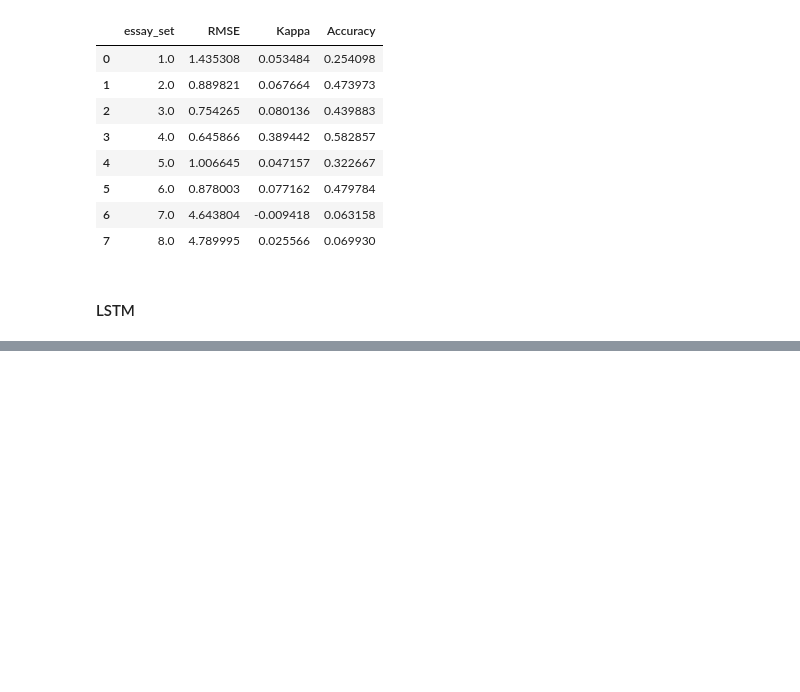
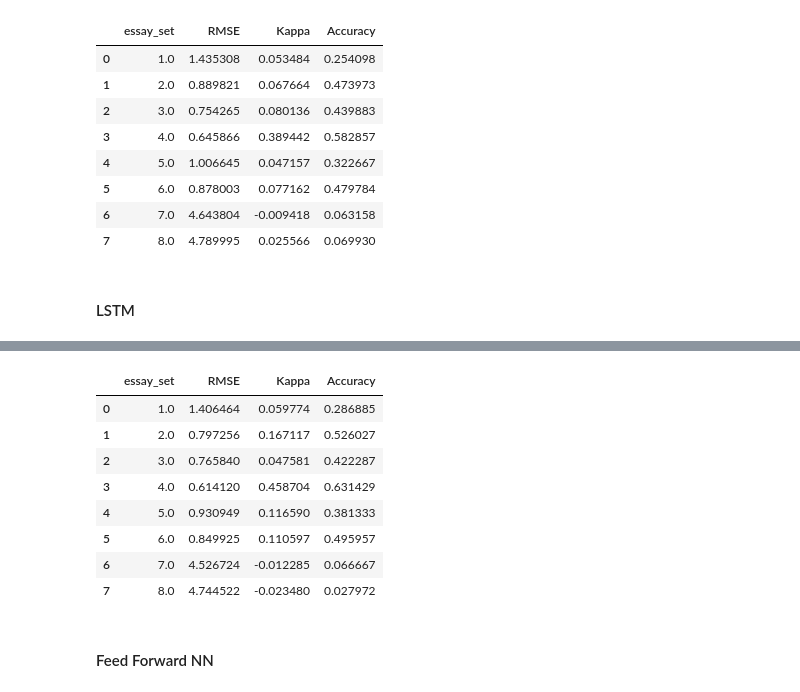
Before and after one commit to pkurapati/W266-NLP-Project, a Jupyter notebook: Pavan/AEG_Sentence_Classification_CPU.ipynb, the cells around one changed output, grey strips where cells are left out. Drawn from its saved outputs; the diff is of its cells as text; code cells hidden in the pictures; blank space fills up the shorter version.

```diff
--- a/Pavan/AEG_Sentence_Classification_CPU.ipynb
+++ b/Pavan/AEG_Sentence_Classification_CPU.ipynb
@@ -726,0 +816,57 @@ Cohen Kappa LSTM:  0.14598100325900654
+# %%
+# We will combine the sentences back to essay in this section
+
+result_df = pd.DataFrame([x_test_sentence_df.essay_id.values,x_test_sentence_df.essay_set.values,
+                         x_test_sentence_df.sentence.values,rnn_df.Orig_Score.values,
+                          rnn_df.Denorm_Pred_Score.values]).transpose()
+result_df.columns = ['essay_id','essay_set','sentence','orig_score','pred_score']
+rnn_test_df = find_max_min_mean_score(result_df)
+
+#Convert the dataframe parameters into integers as they are returned as floats
+rnn_test_df.essay_id = rnn_test_df.essay_id.astype(int)
+rnn_test_df.essay_set = rnn_test_df.essay_set.astype(int)
+rnn_test_df.Orig_Score = rnn_test_df.Orig_Score.astype(int)
+rnn_test_df.Max_Score = rnn_test_df.Max_Score.astype(int)
+rnn_test_df.Min_Score = rnn_test_df.Min_Score.astype(int)
+rnn_test_df.Mean_Score = rnn_test_df.Mean_Score.astype(int)
+
+# Extract the scores
+orig_score = rnn_test_df.Orig_Score.values
+max_pred_score = rnn_test_df.Max_Score.values
+min_pred_score = rnn_test_df.Min_Score.values
+mean_pred_score = rnn_test_df.Mean_Score.values
+
+# Compare the metrics if Max score of all sentences are taken
+rmse_max_rnn = RMSE(orig_score,max_pred_score)
+cohen_kappa_max_rnn = cohen_kappa_score(orig_score,max_pred_score)
+accuracy_max_rnn = accuracy_score(orig_score,max_pred_score)
+
+# Compare the metrics if Min score of all sentences are taken
+rmse_min_rnn = RMSE(orig_score,min_pred_score)
+cohen_kappa_min_rnn = cohen_kappa_score(orig_score,min_pred_score)
+accuracy_min_rnn = accuracy_score(orig_score,min_pred_score)
+
+# Compare the metrics if Mean score of all sentences are taken
+rmse_mean_rnn = RMSE(orig_score,mean_pred_score)
+cohen_kappa_mean_rnn = cohen_kappa_score(orig_score,mean_pred_score)
+accuracy_mean_rnn = accuracy_score(orig_score,mean_pred_score)
+
+print("### RNN GRU Results : MAX Score of all Sentences ###")
+print("RMSE: ",rmse_max_rnn)
+print("Cohen Kappa: ",cohen_kappa_max_rnn)
+print("Accuracy: ",accuracy_max_rnn)
+
+print("### RNN GRU Results : Min Score of all Sentences ###")
+print("RMSE: ",rmse_min_rnn)
+print("Cohen Kappa: ",cohen_kappa_min_rnn)
+print("Accuracy: ",accuracy_min_rnn)
+
+print("### RNN GRU Results : Mean Score of all Sentences ###")
+print("RMSE: ",rmse_mean_rnn)
+print("Cohen Kappa: ",cohen_kappa_mean_rnn)
+print("Accuracy: ",accuracy_mean_rnn)
+
+# Provide per-essay-set metrics based on mean score
+essay_set_results = essay_set_metrics(rnn_test_df)
+essay_set_results
+# %% [output]
@@ -726,0 +890,11 @@ Cohen Kappa LSTM:  0.14598100325900654
+|  | essay_set | RMSE | Kappa | Accuracy |
+| 0 | 1.0 | 1.406464 | 0.059774 | 0.286885 |
+| 1 | 2.0 | 0.797256 | 0.167117 | 0.526027 |
+| 2 | 3.0 | 0.765840 | 0.047581 | 0.422287 |
+| 3 | 4.0 | 0.614120 | 0.458704 | 0.631429 |
+| 4 | 5.0 | 0.930949 | 0.116590 | 0.381333 |
+| 5 | 6.0 | 0.849925 | 0.110597 | 0.495957 |
+| 6 | 7.0 | 4.526724 | -0.012285 | 0.066667 |
+| 7 | 8.0 | 4.744522 | -0.023480 | 0.027972 |
+# %% [markdown]
+#### Feed Forward NN
```
Also changed, not shown: parts of 24 cells of this notebook.
